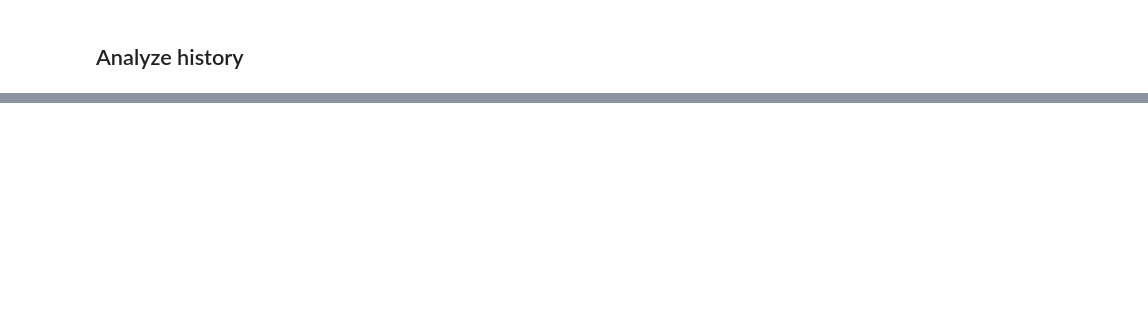
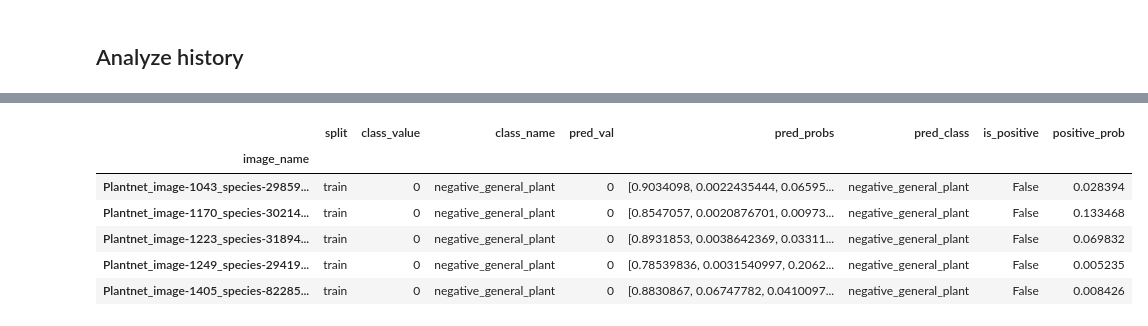
Before and after one commit to KenWronka/poison_ivy_detector, a Jupyter notebook: code/model_pipeline_v1/1.3-train_model.ipynb, the cells around one changed output, grey strips where cells are left out. Saved outputs shown, nothing was run; the diff lists cells and outputs as text; code cells hidden in the pictures; blank space fills up the shorter version.

Commit message:
finished labelling dataset and using to gather results/confusion matrix against model predictions

```diff
--- a/code/model_pipeline_v1/1.3-train_model.ipynb
+++ b/code/model_pipeline_v1/1.3-train_model.ipynb
@@ -312,0 +351,34 @@ plt.show()
+# %%
+POSITIVE = 'positive'
+POSITIVE_IND = class_names.index(POSITIVE)
+# %%
+result_records = []
+for split, dataset in ds_labelled.items():
+    for ((imgs, class_labels), img_names) in dataset:
+        probs = model.predict(imgs)
+        class_values = class_labels.numpy().argmax(axis=1)
+        for prob, class_val, img_name_bytes in zip(probs, class_values, img_names.numpy()):
+            img_name = img_name_bytes.decode('utf-8')
+            pred = prob.argmax()
+            record = {'image_name': img_name,
+                      'split': split,
+                      'class_value': class_val,
+                      'class_name': class_names[class_val],
+                      'pred_val': pred,
+                      'pred_probs': prob,
+                      'pred_class': class_names[pred],
+                      'is_positive': class_val == POSITIVE,
+                      'positive_prob': prob[POSITIVE_IND],
+            }
+            result_records.append(record)
+df_res = pd.DataFrame(result_records).set_index('image_name')
+del(result_records)
+df_res.head()
+# %% [output]
+|  | split | class_value | class_name | pred_val | pred_probs | pred_class | is_positive | positive_prob |
+| image_name |  |  |  |  |  |  |  |  |
+| Plantnet_image-1043_species-29859... | train | 0 | negative_general_plant | 0 | [0.9034098, 0.0022435444, 0.06595... | negative_general_plant | False | 0.028394 |
+| Plantnet_image-1170_species-30214... | train | 0 | negative_general_plant | 0 | [0.8547057, 0.0020876701, 0.00973... | negative_general_plant | False | 0.133468 |
+| Plantnet_image-1223_species-31894... | train | 0 | negative_general_plant | 0 | [0.8931853, 0.0038642369, 0.03311... | negative_general_plant | False | 0.069832 |
+| Plantnet_image-1249_species-29419... | train | 0 | negative_general_plant | 0 | [0.78539836, 0.0031540997, 0.2062... | negative_general_plant | False | 0.005235 |
+| Plantnet_image-1405_species-82285... | train | 0 | negative_general_plant | 0 | [0.8830867, 0.06747782, 0.0410097... | negative_general_plant | False | 0.008426 |
```
Also changed, not shown: parts of 15 cells of this notebook.
